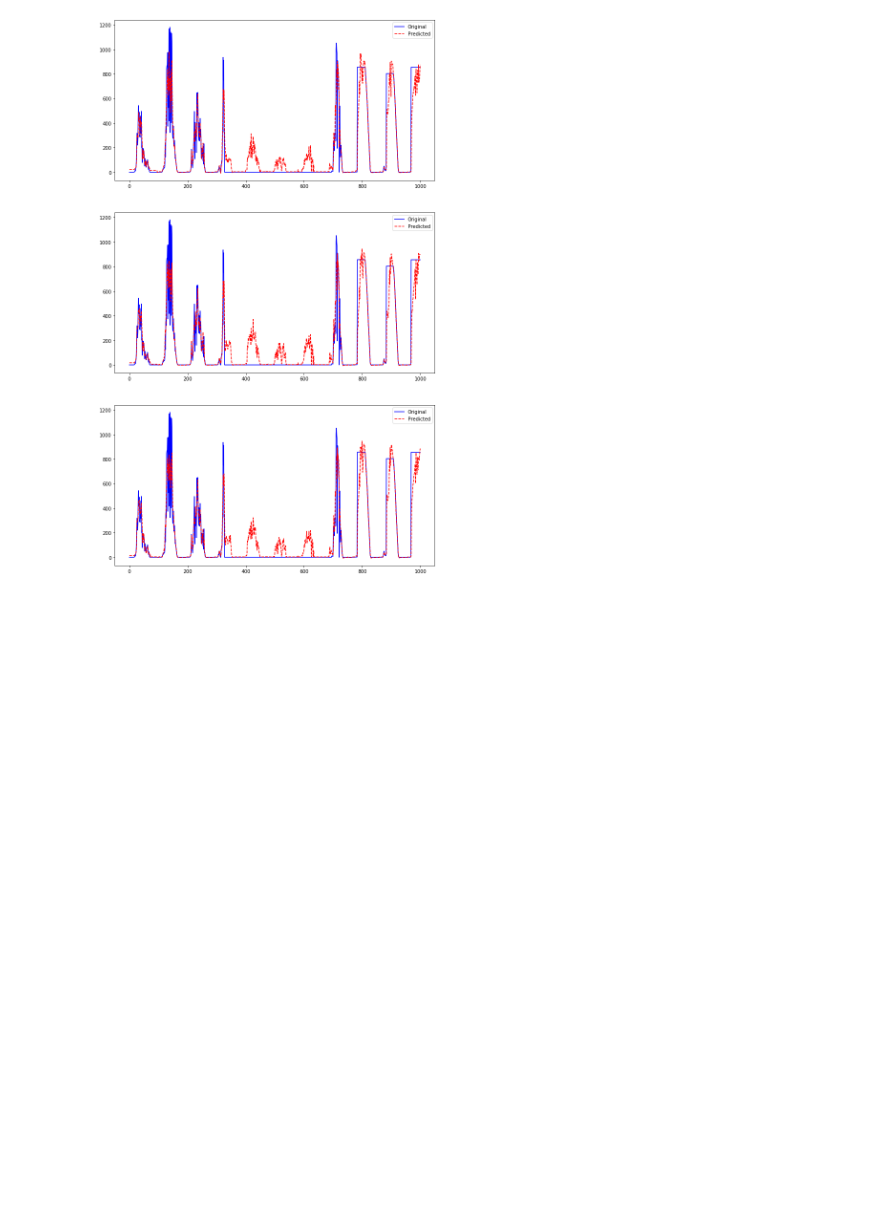
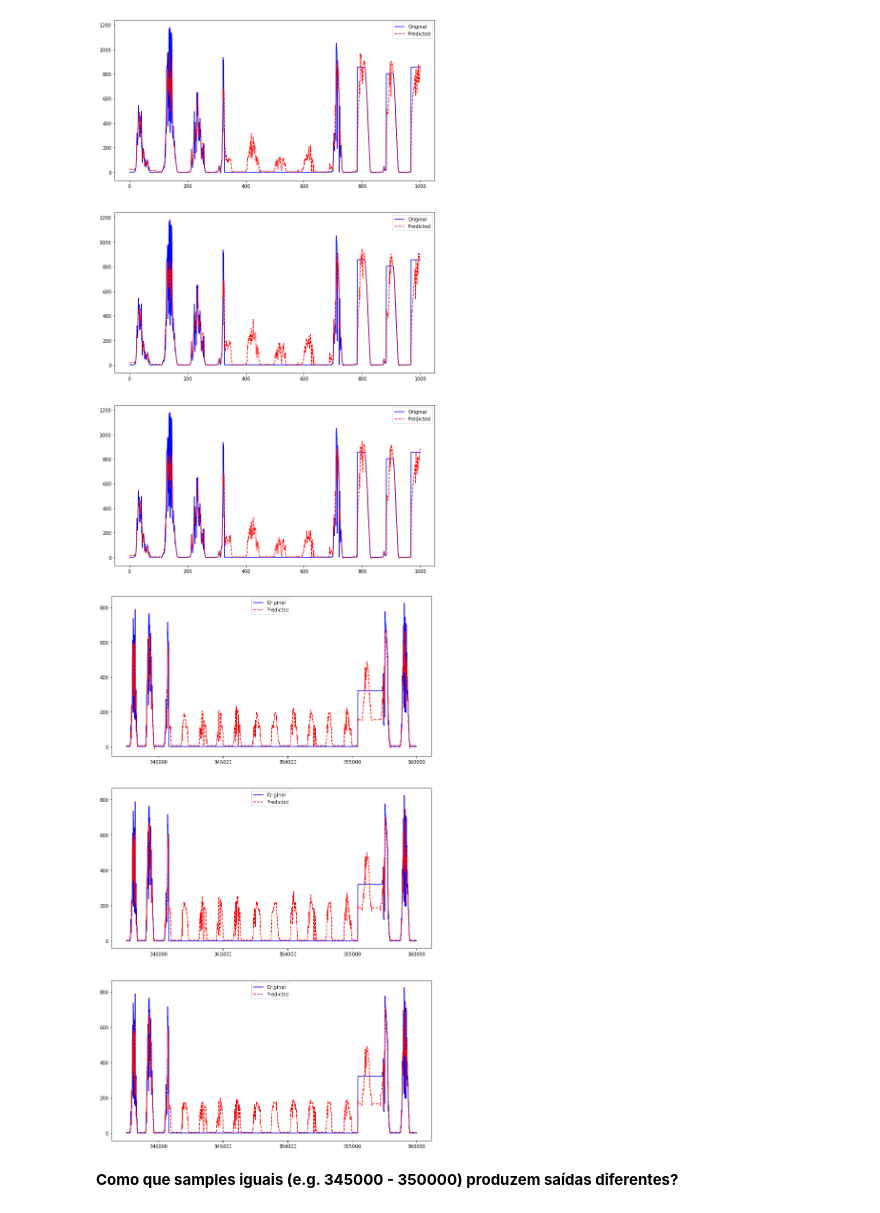
Before and after one commit to alagamentos/floodprediction, a Jupyter notebook: develop/Notebooks/2_Repair/1.0_Regression_XGB_Radicao.ipynb, the cells around one changed output. Cells and saved outputs as stored; diff of their text form; code cells hidden in the pictures; blank space fills up the shorter version.

```diff
--- a/develop/Notebooks/2_Repair/1.0_Regression_XGB_Radicao.ipynb
+++ b/develop/Notebooks/2_Repair/1.0_Regression_XGB_Radicao.ipynb
@@ -340,4 +345,18 @@ for n in range(n_splits):
 plt.show()
 # %% [output]
 [figure]
+# %%
+start, stop = 337500, 360000
+
+fig, ax = plt.subplots(n_splits, 1, figsize = (12,7*n_splits))
+
+for n in range(n_splits):
+    ax[n].plot(rad_d[start:stop].index, rad_d[label][start:stop], c = 'blue', label = 'Original')
+    ax[n].plot(rad_d[start:stop].index, val_predict[n][start:stop],'--', c = 'red', label = 'Predicted')
+    ax[n].legend()
+plt.show()
+# %% [output]
+[figure, added]
+# %% [markdown]
+**Como que samples iguais (e.g. 345000 - 350000) produzem saídas diferentes?**
 # %% [markdown]
```
Also changed, not shown: parts of 8 cells of this notebook, 1 other file.
